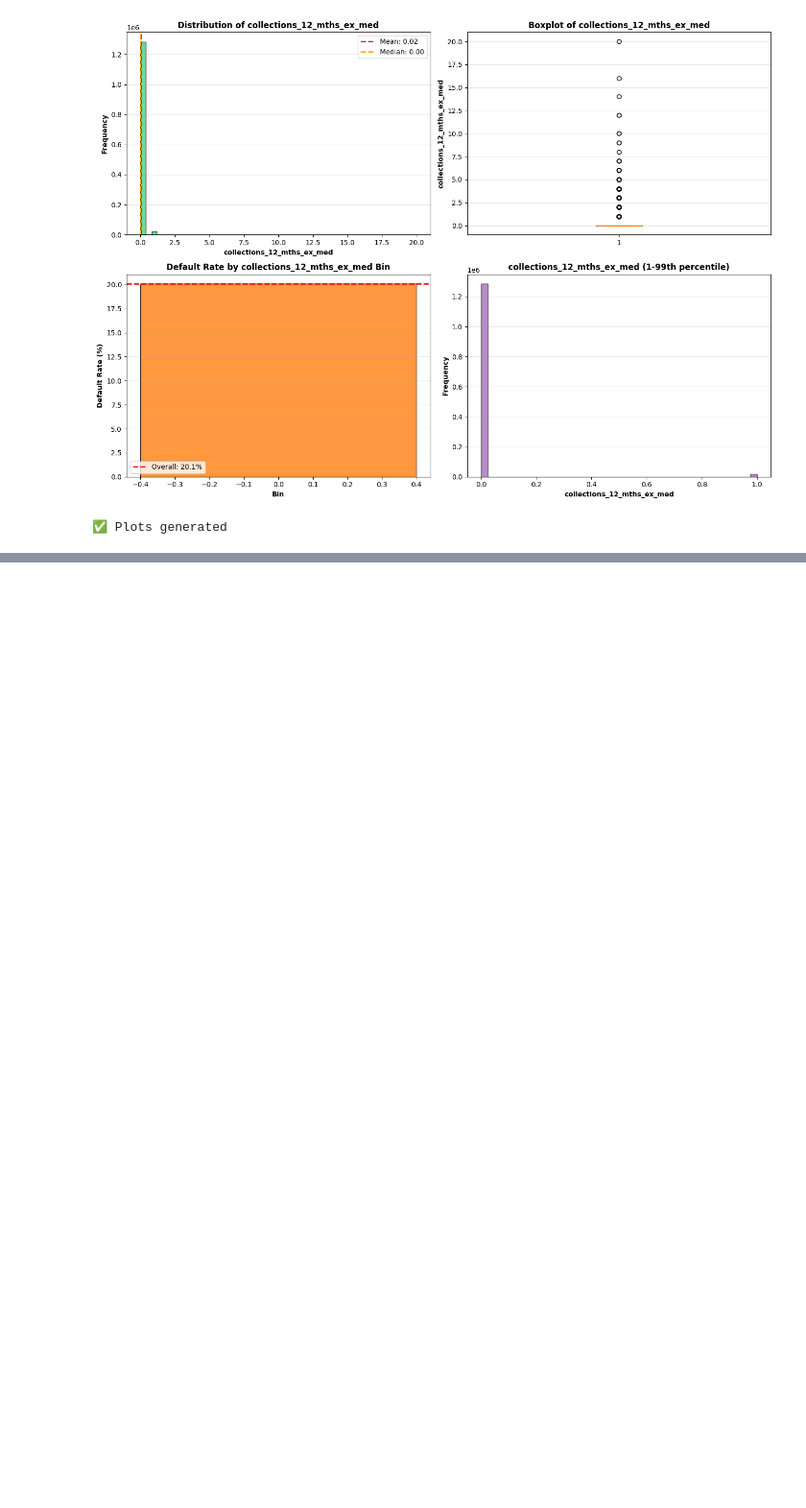
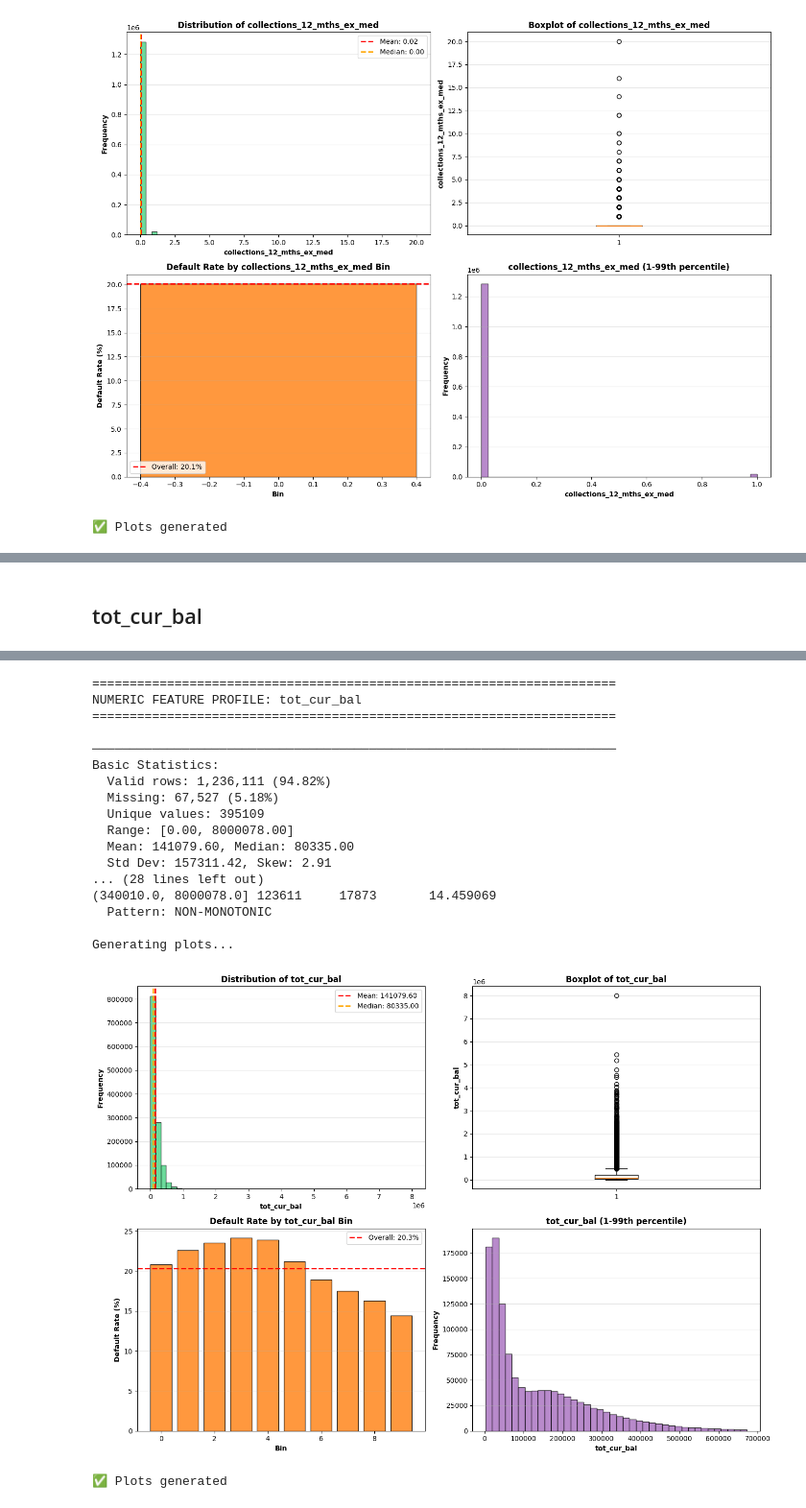
Before and after one commit to salman7420/credit-risk-model, a Jupyter notebook: notebooks/03_univariate_eda_numerical.ipynb, the cells around one changed output, grey strips where cells are left out. Shown at 96% size. Drawn from its saved outputs; the diff is of its cells as text; code cells hidden in the pictures; blank space fills up the shorter version.

```diff
--- a/notebooks/03_univariate_eda_numerical.ipynb
+++ b/notebooks/03_univariate_eda_numerical.ipynb
@@ -648,0 +760,9 @@ Generating plots...
+# %% [markdown]
+## tot_cur_bal
+# %%
+## tot_cur_bal
+from utils.eda_numerical_helpers import (
+    profile_numeric_feature
+)
+result = profile_numeric_feature(df, 'tot_cur_bal', plot=True)
+# %% [output]
@@ -648,0 +771,19 @@ Generating plots...
+======================================================================
+NUMERIC FEATURE PROFILE: tot_cur_bal
+======================================================================
+
+──────────────────────────────────────────────────────────────────────
+Basic Statistics:
+  Valid rows: 1,236,111 (94.82%)
+  Missing: 67,527 (5.18%)
+  Unique values: 395109
+  Range: [0.00, 8000078.00]
+  Mean: 141079.60, Median: 80335.00
+  Std Dev: 157311.42, Skew: 2.91
+... (28 lines left out)
+(340010.0, 8000078.0] 123611     17873       14.459069
+  Pattern: NON-MONOTONIC
+
+Generating plots...
+[figure, added]
+✅ Plots generated
```
Also changed, not shown: parts of 14 cells of this notebook, 1 other file.
